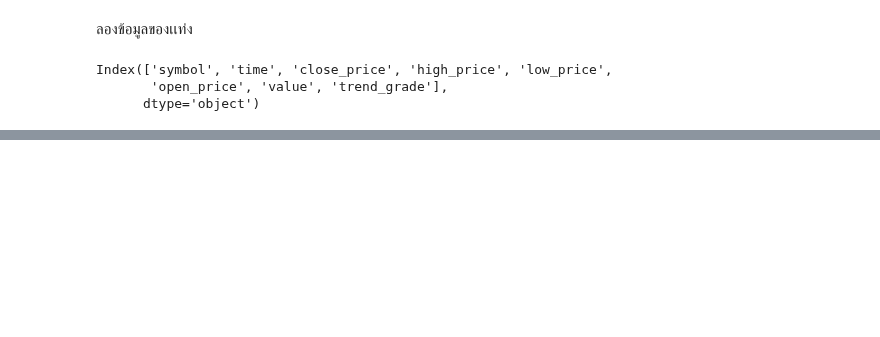
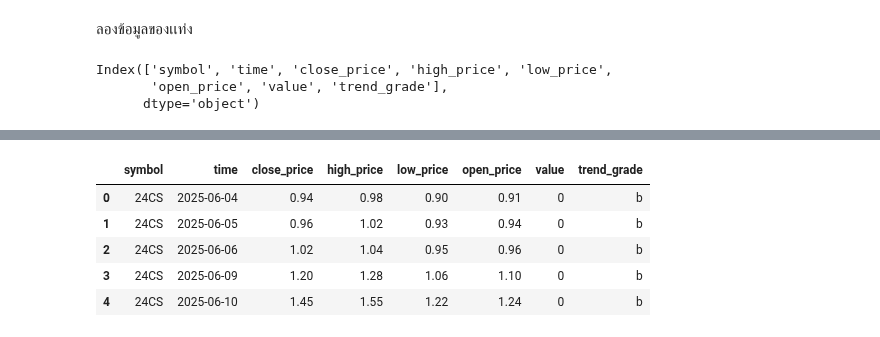
Before and after one commit to phqsuema123/Stock-quadrant-quantitative-analysis-using-deep-learning-classification, a Jupyter notebook: 1.Final_file/3.Data_preparation,4.Modelling/5model.ipynb, the cells around one changed output, grey strips where cells are left out. Saved outputs shown, nothing was run; the diff lists cells and outputs as text; code cells hidden in the pictures; blank space fills up the shorter version.

```diff
--- a/1.Final_file/3.Data_preparation,4.Modelling/5model.ipynb
+++ b/1.Final_file/3.Data_preparation,4.Modelling/5model.ipynb
@@ -1003,0 +1057,2 @@ Epoch 100 | Loss: 1.1755
+# %%
+df_result2 = compute_technical_grades(df_tn)
@@ -1003,0 +1077,9 @@ Epoch 100 | Loss: 1.1755
+# %%
+df_result2.head()
+# %% [output]
+|  | symbol | time | close_price | high_price | low_price | open_price | value | trend_grade |
+| 0 | 24CS | 2025-06-04 | 0.94 | 0.98 | 0.90 | 0.91 | 0 | b |
+| 1 | 24CS | 2025-06-05 | 0.96 | 1.02 | 0.93 | 0.94 | 0 | b |
+| 2 | 24CS | 2025-06-06 | 1.02 | 1.04 | 0.95 | 0.96 | 0 | b |
+| 3 | 24CS | 2025-06-09 | 1.20 | 1.28 | 1.06 | 1.10 | 0 | b |
+| 4 | 24CS | 2025-06-10 | 1.45 | 1.55 | 1.22 | 1.24 | 0 | b |
```
Also changed, not shown: parts of 13 cells of this notebook.
